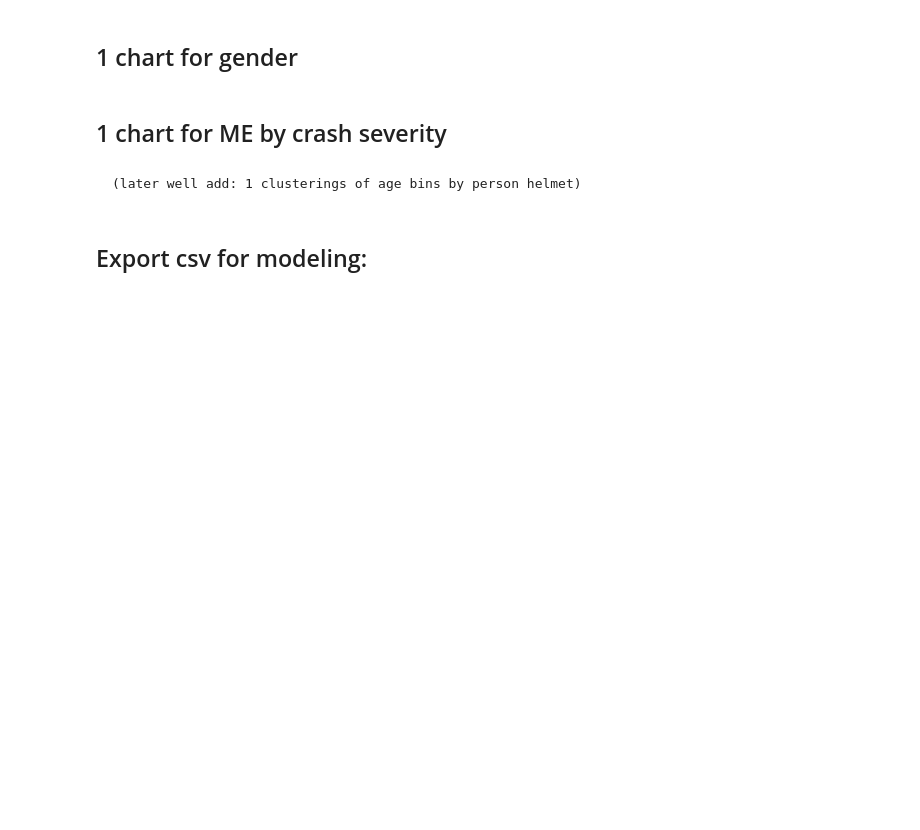
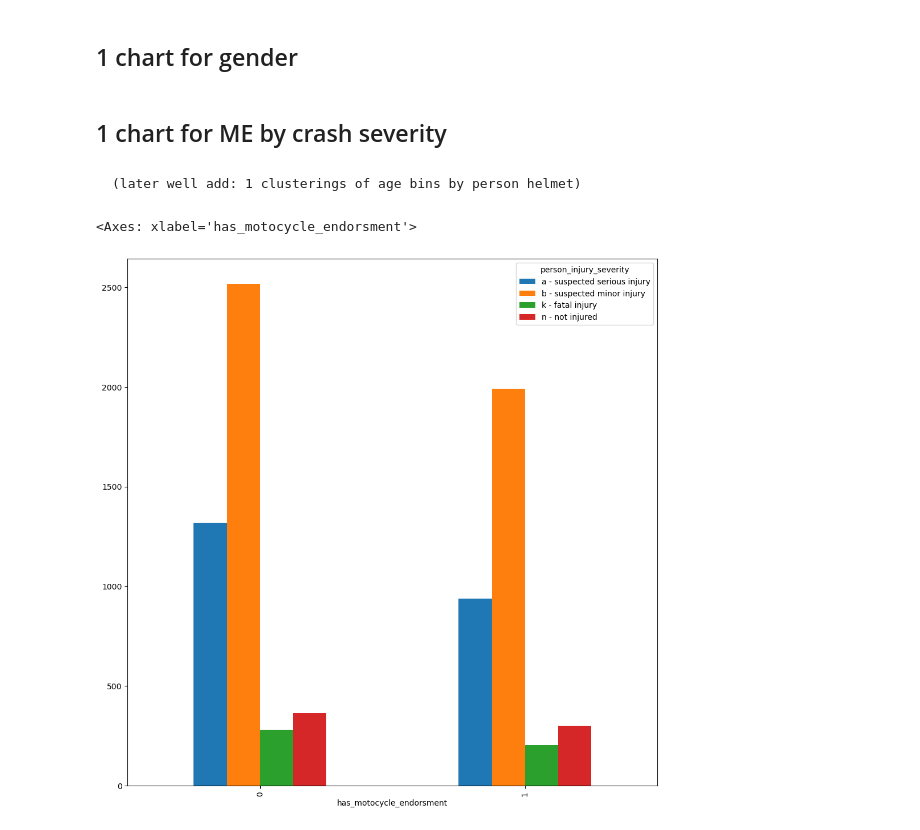
Before and after one commit to tex-wrex/tex-wrex, a Jupyter notebook: Final_work/explore_draft.ipynb, the cells around one changed output. Drawn from its saved outputs; the diff is of its cells as text; code cells hidden in the pictures; blank space fills up the shorter version.

```diff
--- a/Final_work/explore_draft.ipynb
+++ b/Final_work/explore_draft.ipynb
@@ -10,7 +10,9 @@ import functions as f
 # %% [markdown]
 # Acquire my working file
+# %%
+df = w.prepare_third_filtered_dataset_version()
 # %%
-train, validate, test = f.split(df)
+train, validate, test = w.split(df)
 # %% [markdown]
 # Is there a particular demographic/gender?-person
 # %% [markdown]
@@ -133,7 +184,8 @@ pd.crosstab(train.person_ethnicity, train.person_injury_severity).plot(kind='bar
 ## 1 chart for ME by crash severity
 # %% [markdown]
     (later well add: 1 clusterings of age bins by person helmet)
-# %% [markdown]
-## Export csv for modeling:
 # %%
-df.columns
+pd.crosstab(train.has_motocycle_endorsment, train.person_injury_severity).plot(kind='bar', figsize= (12,12))
+# %% [output]
+<Axes: xlabel='has_motocycle_endorsment'>
+[figure, added]
```
Also changed, not shown: parts of 19 cells of this notebook.
